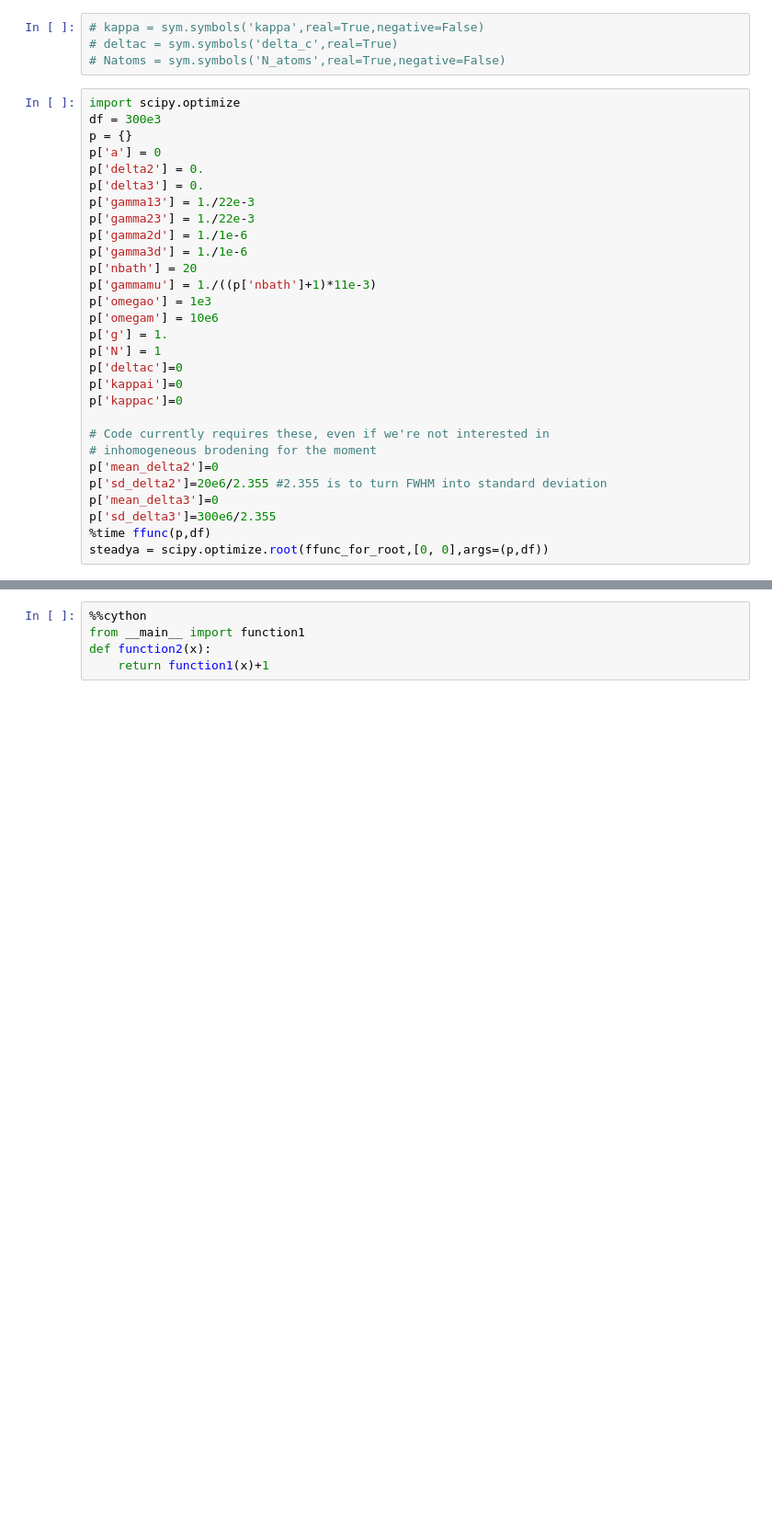
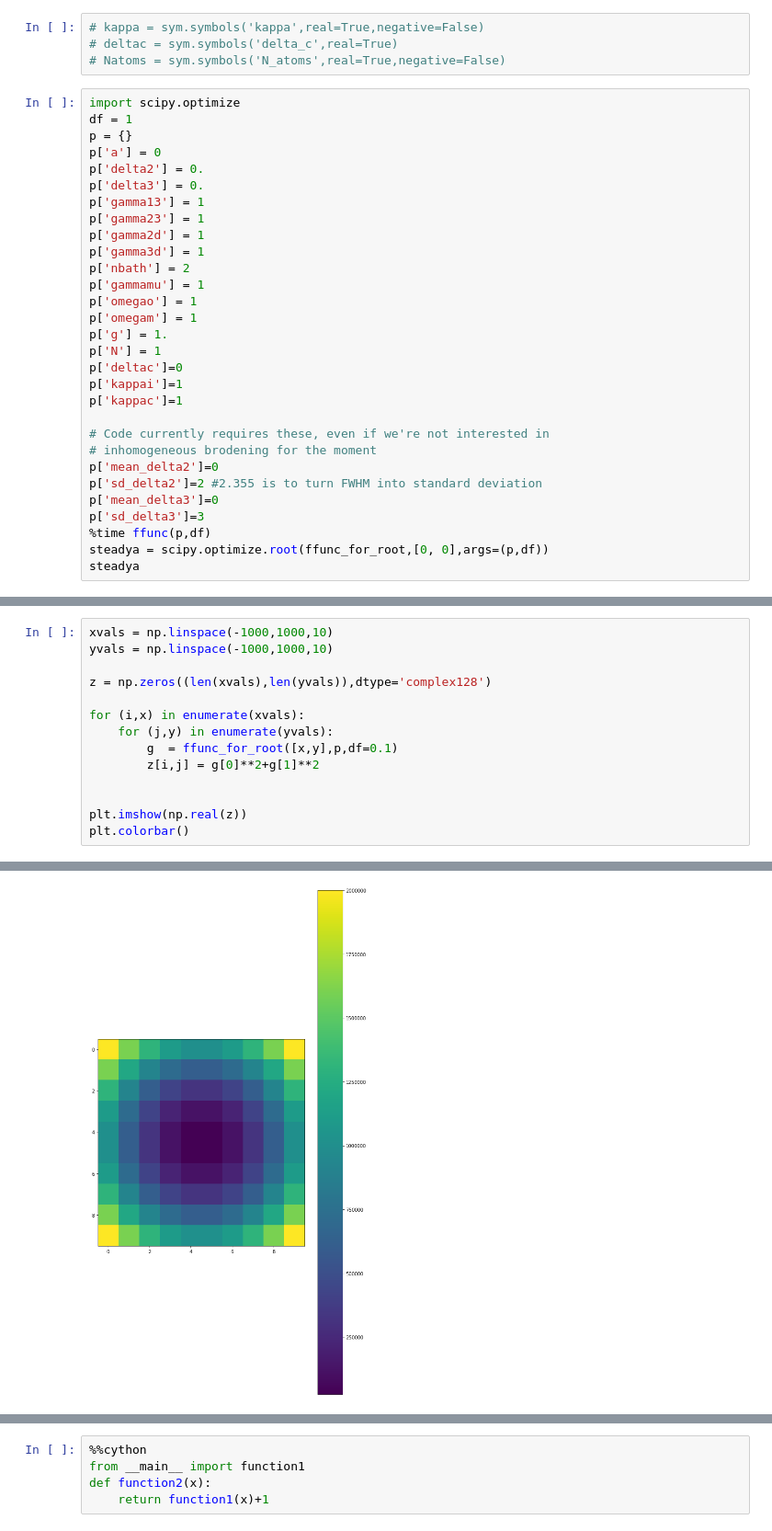
Before and after one commit to rareearthquantum/model_upconversion_peter, a Jupyter notebook: cavityenhancedraman.ipynb, the cells around one changed output, grey strips where cells are left out. Shown: that part at 92% size. Saved outputs shown, nothing was run; the diff lists cells and outputs as text; blank space fills up the shorter version.

```diff
--- a/cavityenhancedraman.ipynb
+++ b/cavityenhancedraman.ipynb
@@ -896,31 +897,32 @@ def ffunc_for_root(avec,p,df):
 # Natoms = sym.symbols('N_atoms',real=True,negative=False)
 # %%
 import scipy.optimize
-df = 300e3
+df = 1
 p = {}
 p['a'] = 0
 p['delta2'] = 0.
 p['delta3'] = 0.
-p['gamma13'] = 1./22e-3
-p['gamma23'] = 1./22e-3
-p['gamma2d'] = 1./1e-6
-p['gamma3d'] = 1./1e-6
-p['nbath'] = 20
-p['gammamu'] = 1./((p['nbath']+1)*11e-3)
-p['omegao'] = 1e3
-p['omegam'] = 10e6
+p['gamma13'] = 1
+p['gamma23'] = 1
+p['gamma2d'] = 1
+p['gamma3d'] = 1
+p['nbath'] = 2
+p['gammamu'] = 1
+p['omegao'] = 1
+p['omegam'] = 1
 p['g'] = 1.
 p['N'] = 1
 p['deltac']=0
-p['kappai']=0
-p['kappac']=0
+p['kappai']=1
+p['kappac']=1
 
 # Code currently requires these, even if we're not interested in
 # inhomogeneous brodening for the moment
 p['mean_delta2']=0
-p['sd_delta2']=20e6/2.355 #2.355 is to turn FWHM into standard deviation
+p['sd_delta2']=2 #2.355 is to turn FWHM into standard deviation
 p['mean_delta3']=0
-p['sd_delta3']=300e6/2.355
+p['sd_delta3']=3
 %time ffunc(p,df)
 steadya = scipy.optimize.root(ffunc_for_root,[0, 0],args=(p,df))
+steadya
 # %% [output]
@@ -945,0 +941,15 @@ def function1(x):
+# %%
+xvals = np.linspace(-1000,1000,10)
+yvals = np.linspace(-1000,1000,10)
+
+z = np.zeros((len(xvals),len(yvals)),dtype='complex128')
+
+for (i,x) in enumerate(xvals):
+    for (j,y) in enumerate(yvals):
+        g  = ffunc_for_root([x,y],p,df=0.1)
+        z[i,j] = g[0]**2+g[1]**2
+
+
+plt.imshow(np.real(z))
+plt.colorbar()
+# %% [output]
@@ -945,0 +957 @@ def function1(x):
+[figure, added]
```
Also changed, not shown: parts of 10 cells of this notebook.
